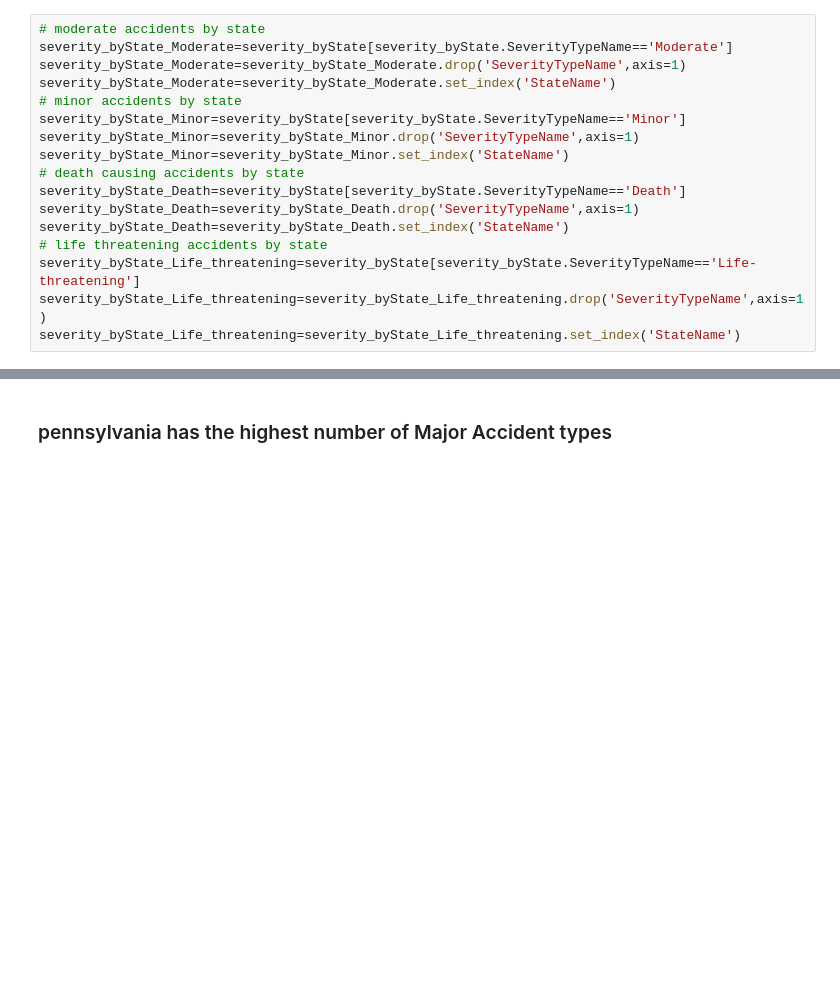
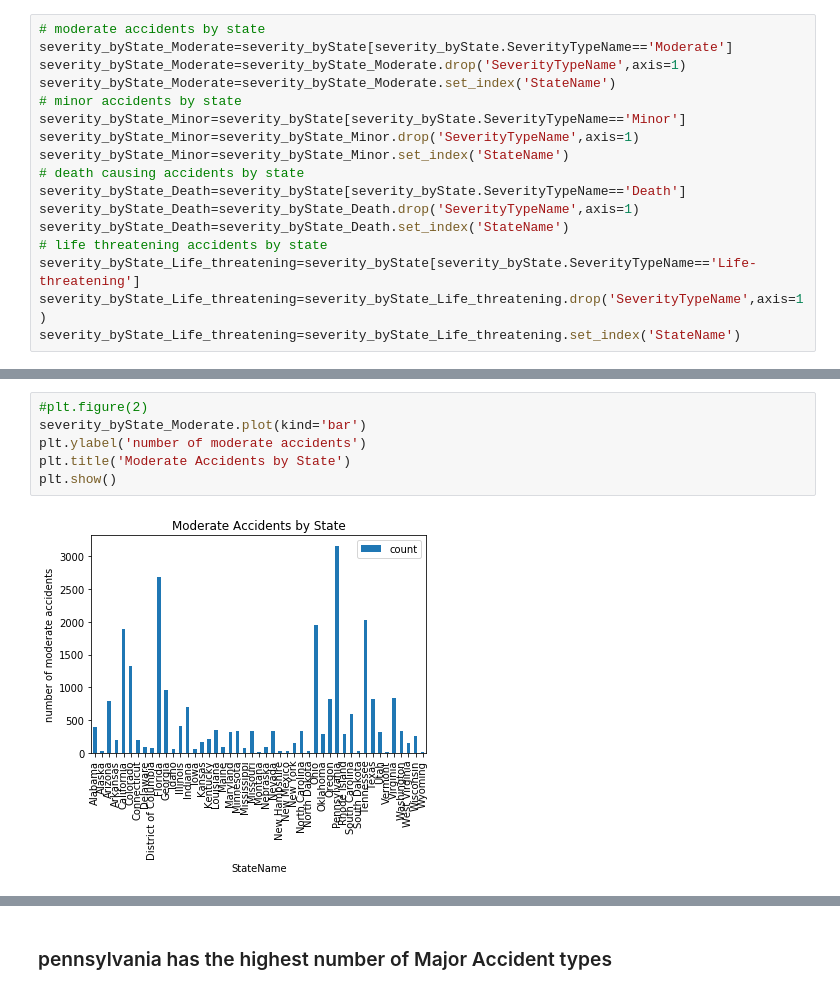
Before and after one commit to asidamo/Auto-Insuruance-finding-the-at-fault-party-with-claims-nlp, a Jupyter notebook: DQ_9amanuel.ipynb, the cells around one changed output, grey strips where cells are left out. Saved outputs shown, nothing was run; the diff lists cells and outputs as text; blank space fills up the shorter version.

```diff
--- a/DQ_9amanuel.ipynb
+++ b/DQ_9amanuel.ipynb
@@ -115,0 +181,8 @@ plt.title('Death Accidents by State')
+# %%
+#plt.figure(2)
+severity_byState_Moderate.plot(kind='bar')
+plt.ylabel('number of moderate accidents')
+plt.title('Moderate Accidents by State')
+plt.show()
+# %% [output]
+[figure, added]
```
Also changed, not shown: parts of 35 cells of this notebook.
